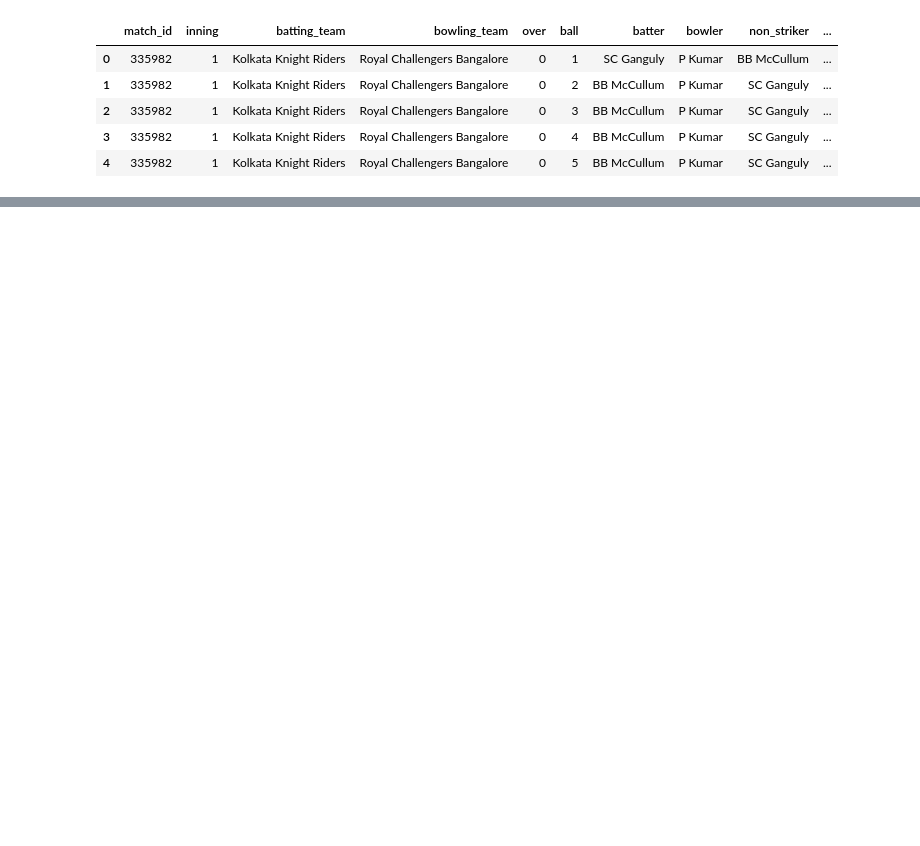
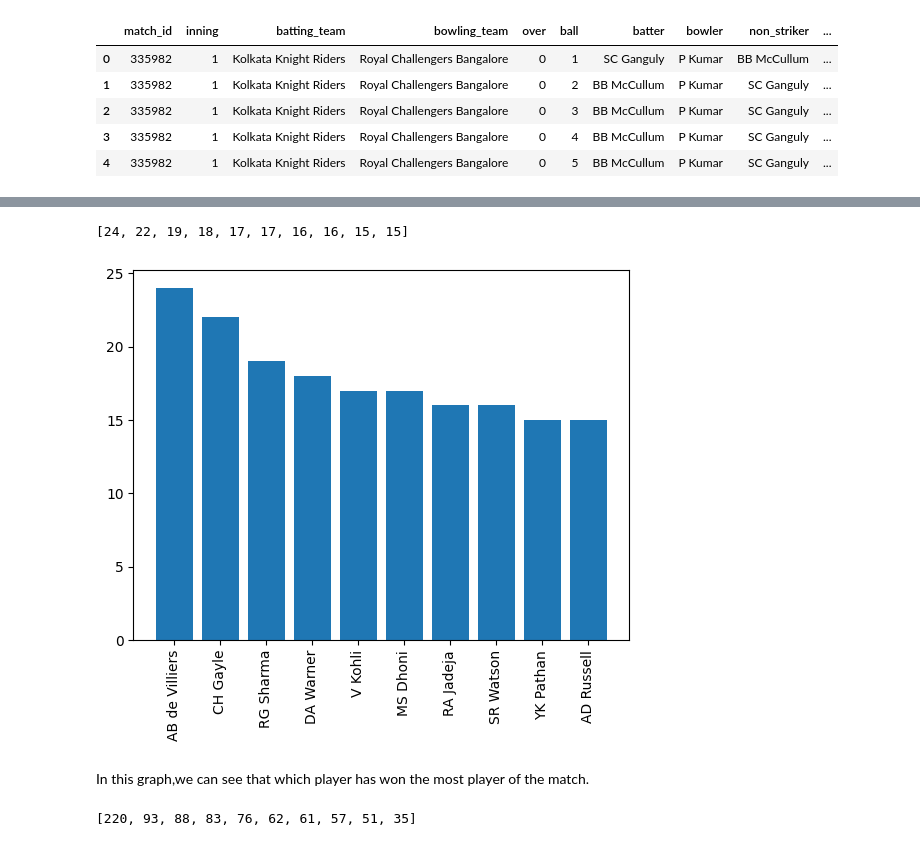
Before and after one commit to komal1852/IPL_teams_performace_analysis, a Jupyter notebook: Notebooks/ipl_team_performace_analysis.ipynb, the cells around one changed output, grey strips where cells are left out. Saved outputs shown, nothing was run; the diff lists cells and outputs as text; code cells hidden in the pictures; blank space fills up the shorter version.

```diff
--- a/Notebooks/ipl_team_performace_analysis.ipynb
+++ b/Notebooks/ipl_team_performace_analysis.ipynb
@@ -29,0 +304,16 @@ matchs_df.head()
+# %%
+s1=matchs_df.player_of_match.value_counts()[:10]
+# %%
+a = s1.index.to_list()
+b = s1.values
+b.tolist()
+# %% [output]
+[24, 22, 19, 18, 17, 17, 16, 16, 15, 15]
+# %%
+plt.bar(a,b)
+plt.xticks(rotation=90)
+plt.show()
+# %% [output]
+[figure, added]
+# %% [markdown]
+In this graph,we can see that which player has won the most player of the match.
@@ -29,0 +322,7 @@ matchs_df.head()
+# %%
+
+a = C.index.to_list()
+b = C.values
+b.tolist()
+# %% [output]
+[220, 93, 88, 83, 76, 62, 61, 57, 51, 35]
```
Also changed, not shown: parts of 47 cells of this notebook.
